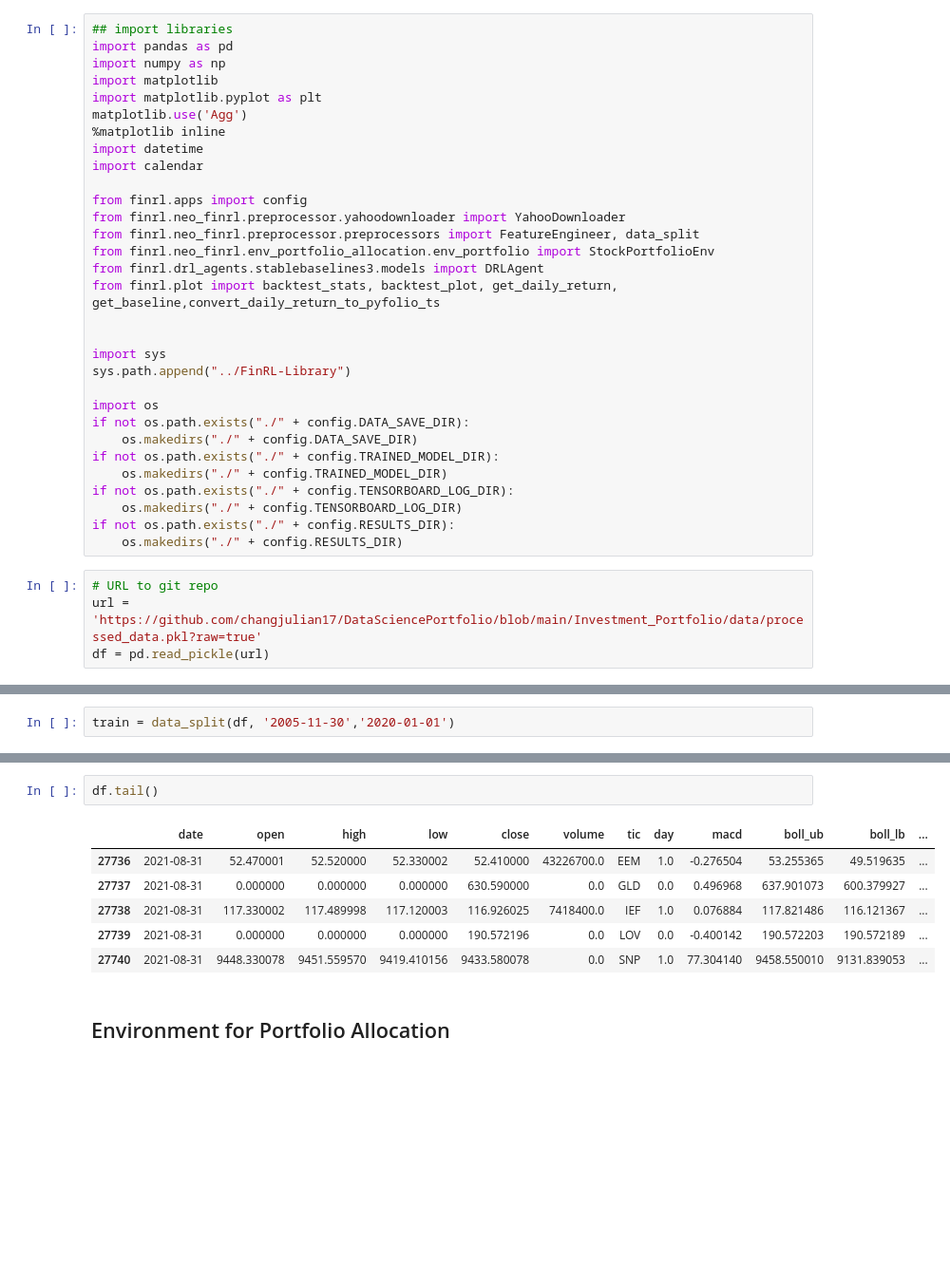
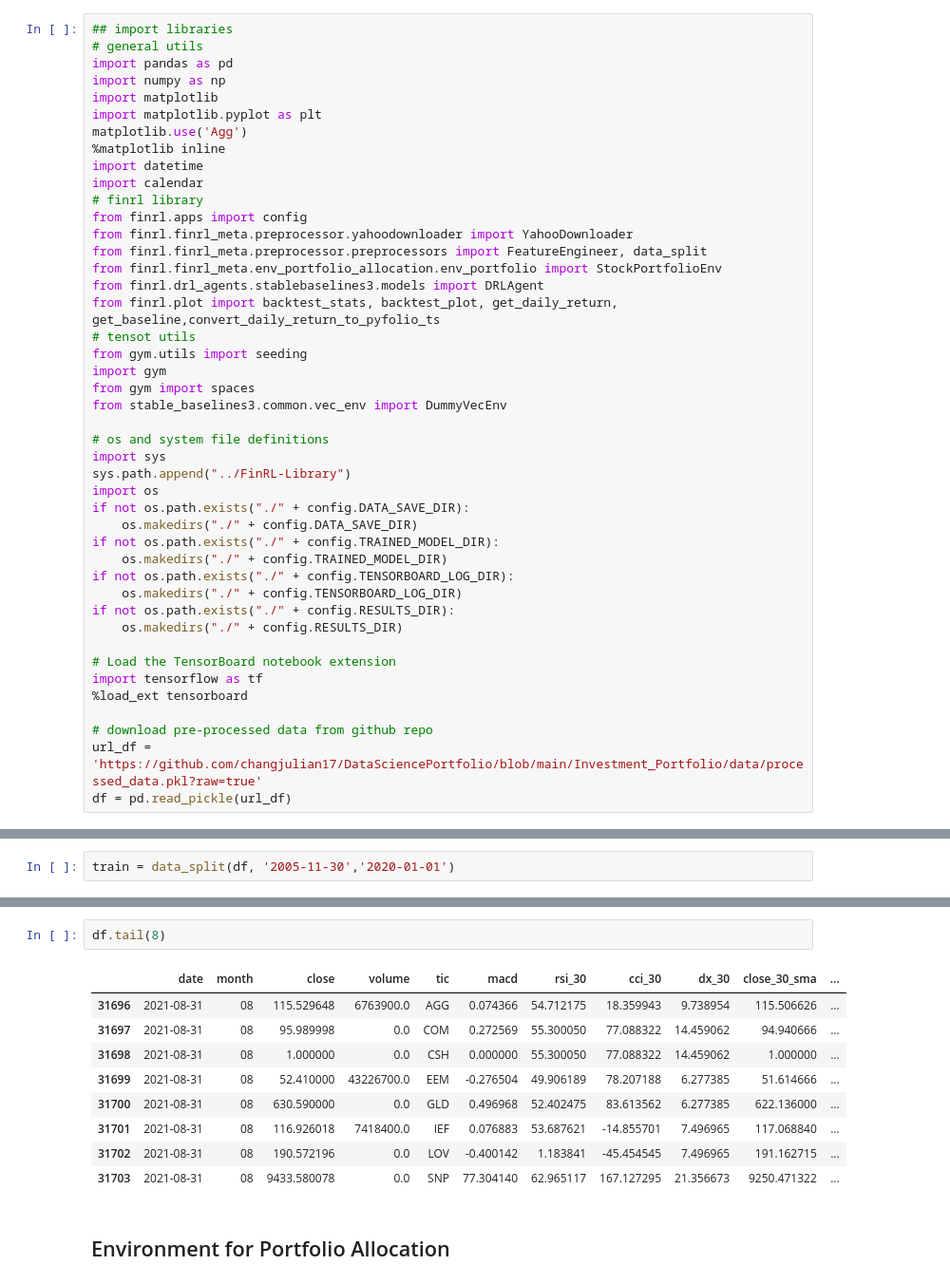
Before and after one commit to changjulian17/DataSciencePortfolio, a Jupyter notebook: Investment_Portfolio/train.ipynb, the cells around one changed output, grey strips where cells are left out. Shown: that part at 95% size. Saved outputs shown, nothing was run; the diff lists cells and outputs as text; blank space fills up the shorter version.

Commit message:
added investment_portfolio eval.ipynb

```diff
--- a/Investment_Portfolio/train.ipynb
+++ b/Investment_Portfolio/train.ipynb
@@ -24,5 +29,6 @@ Requirement already satisfied: multitasking>=0.0.7 in /usr/local/lib/python3.7/d
 # %%
 ## import libraries
+# general utils
 import pandas as pd
 import numpy as np
 import matplotlib
@@ -31,18 +37,22 @@ matplotlib.use('Agg')
 %matplotlib inline
 import datetime
 import calendar
-
+# finrl library
 from finrl.apps import config
-from finrl.neo_finrl.preprocessor.yahoodownloader import YahooDownloader
-from finrl.neo_finrl.preprocessor.preprocessors import FeatureEngineer, data_split
-from finrl.neo_finrl.env_portfolio_allocation.env_portfolio import StockPortfolioEnv
+from finrl.finrl_meta.preprocessor.yahoodownloader import YahooDownloader
+from finrl.finrl_meta.preprocessor.preprocessors import FeatureEngineer, data_split
+from finrl.finrl_meta.env_portfolio_allocation.env_portfolio import StockPortfolioEnv
 from finrl.drl_agents.stablebaselines3.models import DRLAgent
 from finrl.plot import backtest_stats, backtest_plot, get_daily_return, get_baseline,convert_daily_return_to_pyfolio_ts
+# tensot utils
+from gym.utils import seeding
+import gym
+from gym import spaces
+from stable_baselines3.common.vec_env import DummyVecEnv
 
-
+# os and system file definitions
 import sys
 sys.path.append("../FinRL-Library")
-
 import os
 if not os.path.exists("./" + config.DATA_SAVE_DIR):
     os.makedirs("./" + config.DATA_SAVE_DIR)
@@ -52,8 +62,12 @@ if not os.path.exists("./" + config.TENSORBOARD_LOG_DIR):
     os.makedirs("./" + config.TENSORBOARD_LOG_DIR)
 if not os.path.exists("./" + config.RESULTS_DIR):
     os.makedirs("./" + config.RESULTS_DIR)
+
+# Load the TensorBoard notebook extension
+import tensorflow as tf
+%load_ext tensorboard
+
+# download pre-processed data from github repo
+url_df = 'https://github.com/changjulian17/DataSciencePortfolio/blob/main/Investment_Portfolio/data/processed_data.pkl?raw=true'
+df = pd.read_pickle(url_df)
-# %%
-# URL to git repo
-url = 'https://github.com/changjulian17/DataSciencePortfolio/blob/main/Investment_Portfolio/data/processed_data.pkl?raw=true'
-df = pd.read_pickle(url)
 # %% [markdown]
@@ -72,12 +86,15 @@ train.shape
 # %%
-df.tail()
+df.tail(8)
 # %% [output]
-|  | date | open | high | low | close | volume | tic | day | macd | boll_ub | boll_lb | ... |
-| 27736 | 2021-08-31 | 52.470001 | 52.520000 | 52.330002 | 52.410000 | 43226700.0 | EEM | 1.0 | -0.276504 | 53.255365 | 49.519635 | ... |
-| 27737 | 2021-08-31 | 0.000000 | 0.000000 | 0.000000 | 630.590000 | 0.0 | GLD | 0.0 | 0.496968 | 637.901073 | 600.379927 | ... |
-| 27738 | 2021-08-31 | 117.330002 | 117.489998 | 117.120003 | 116.926025 | 7418400.0 | IEF | 1.0 | 0.076884 | 117.821486 | 116.121367 | ... |
-| 27739 | 2021-08-31 | 0.000000 | 0.000000 | 0.000000 | 190.572196 | 0.0 | LOV | 0.0 | -0.400142 | 190.572203 | 190.572189 | ... |
-| 27740 | 2021-08-31 | 9448.330078 | 9451.559570 | 9419.410156 | 9433.580078 | 0.0 | SNP | 1.0 | 77.304140 | 9458.550010 | 9131.839053 | ... |
+|  | date | month | close | volume | tic | macd | rsi_30 | cci_30 | dx_30 | close_30_sma | ... |
+| 31696 | 2021-08-31 | 08 | 115.529648 | 6763900.0 | AGG | 0.074366 | 54.712175 | 18.359943 | 9.738954 | 115.506626 | ... |
+| 31697 | 2021-08-31 | 08 | 95.989998 | 0.0 | COM | 0.272569 | 55.300050 | 77.088322 | 14.459062 | 94.940666 | ... |
+| 31698 | 2021-08-31 | 08 | 1.000000 | 0.0 | CSH | 0.000000 | 55.300050 | 77.088322 | 14.459062 | 1.000000 | ... |
+| 31699 | 2021-08-31 | 08 | 52.410000 | 43226700.0 | EEM | -0.276504 | 49.906189 | 78.207188 | 6.277385 | 51.614666 | ... |
+| 31700 | 2021-08-31 | 08 | 630.590000 | 0.0 | GLD | 0.496968 | 52.402475 | 83.613562 | 6.277385 | 622.136000 | ... |
+| 31701 | 2021-08-31 | 08 | 116.926018 | 7418400.0 | IEF | 0.076883 | 53.687621 | -14.855701 | 7.496965 | 117.068840 | ... |
+| 31702 | 2021-08-31 | 08 | 190.572196 | 0.0 | LOV | -0.400142 | 1.183841 | -45.454545 | 7.496965 | 191.162715 | ... |
+| 31703 | 2021-08-31 | 08 | 9433.580078 | 0.0 | SNP | 77.304140 | 62.965117 | 167.127295 | 21.356673 | 9250.471322 | ... |
 # %% [markdown]
 ## Environment for Portfolio Allocation
 # %%
```
Also changed, not shown: parts of 41 cells of this notebook, 7 other files.
